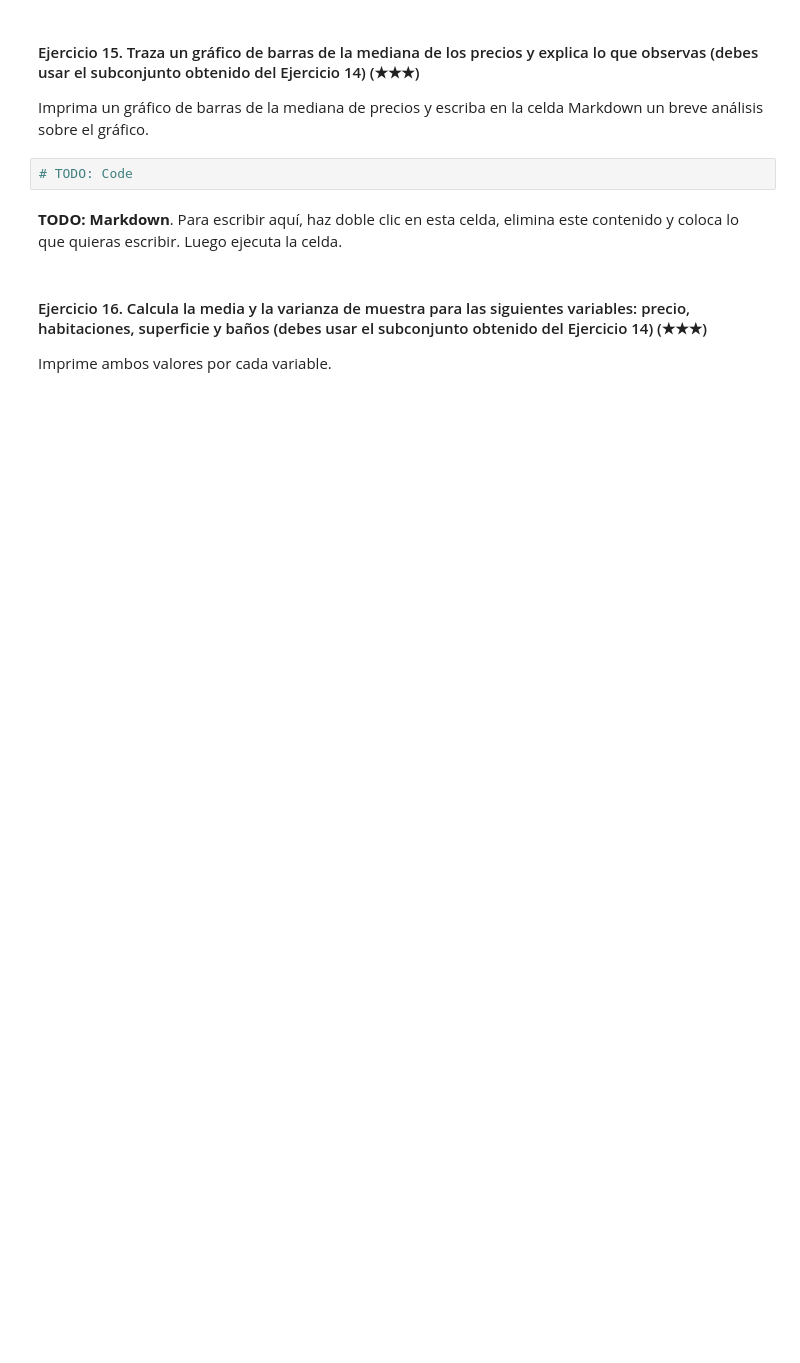
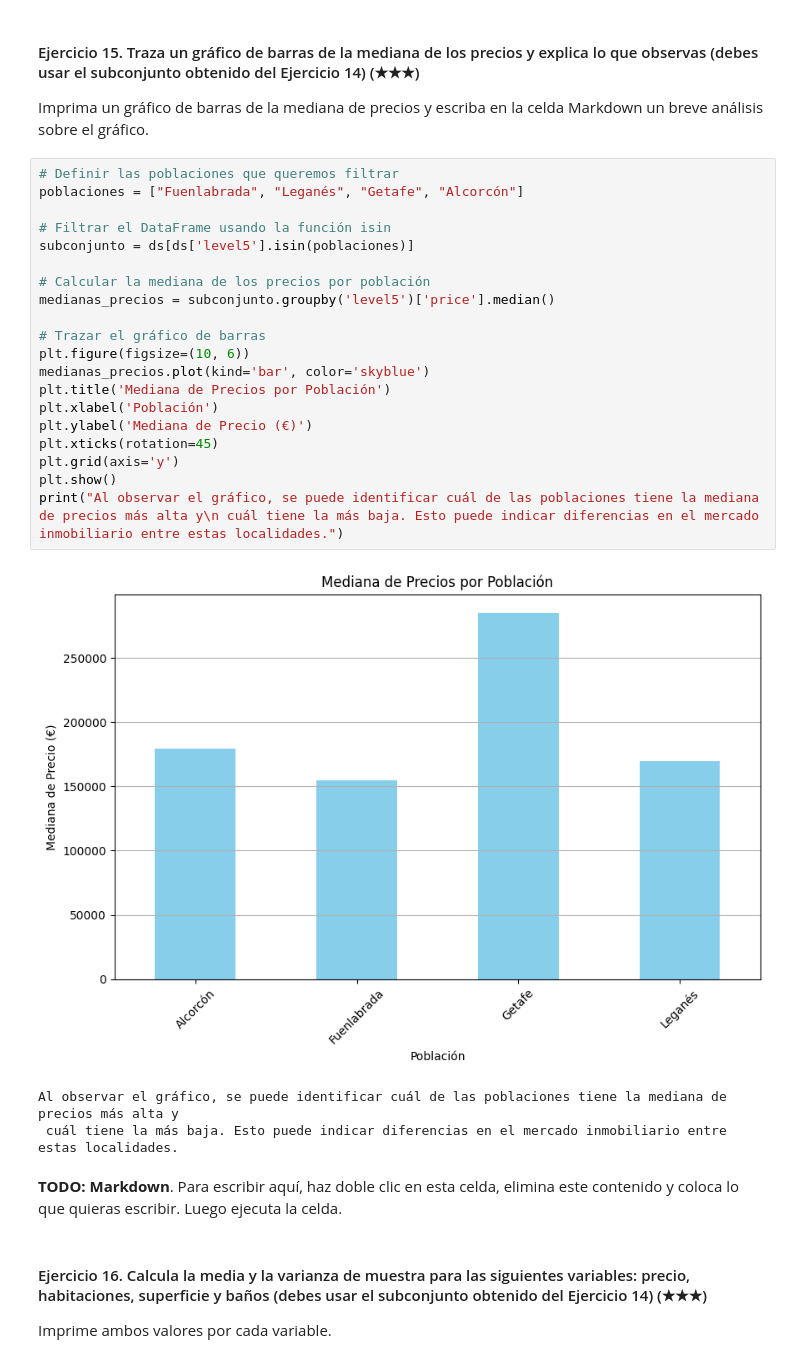
Before and after one commit to emilceinfante/realestate-datacleanup-exercise, a Jupyter notebook: project.es.ipynb, the cells around one changed output. Cells and saved outputs as stored; diff of their text form; blank space fills up the shorter version.

```diff
--- a/project.es.ipynb
+++ b/project.es.ipynb
@@ -238,7 +362,29 @@ Pista: Filtra el DataFrame original usando la columna `level5` y la función `is
 
 Imprima un gráfico de barras de la mediana de precios y escriba en la celda Markdown un breve análisis sobre el gráfico.
 # %%
-# TODO: Code
+# Definir las poblaciones que queremos filtrar
+poblaciones = ["Fuenlabrada", "Leganés", "Getafe", "Alcorcón"]
+
+# Filtrar el DataFrame usando la función isin
+subconjunto = ds[ds['level5'].isin(poblaciones)]
+
+# Calcular la mediana de los precios por población
+medianas_precios = subconjunto.groupby('level5')['price'].median()
+
+# Trazar el gráfico de barras
+plt.figure(figsize=(10, 6))
+medianas_precios.plot(kind='bar', color='skyblue')
+plt.title('Mediana de Precios por Población')
+plt.xlabel('Población')
+plt.ylabel('Mediana de Precio (€)')
+plt.xticks(rotation=45)
+plt.grid(axis='y')
+plt.show()
+print("Al observar el gráfico, se puede identificar cuál de las poblaciones tiene la mediana de precios más alta y\n cuál tiene la más baja. Esto puede indicar diferencias en el mercado inmobiliario entre estas localidades.")
+# %% [output]
+[figure, added]
+Al observar el gráfico, se puede identificar cuál de las poblaciones tiene la mediana de precios más alta y
+ cuál tiene la más baja. Esto puede indicar diferencias en el mercado inmobiliario entre estas localidades.
 # %% [markdown]
 **TODO: Markdown**. Para escribir aquí, haz doble clic en esta celda, elimina este contenido y coloca lo que quieras escribir. Luego ejecuta la celda.
 # %% [markdown]
```
Also changed, not shown: parts of 20 cells of this notebook.
